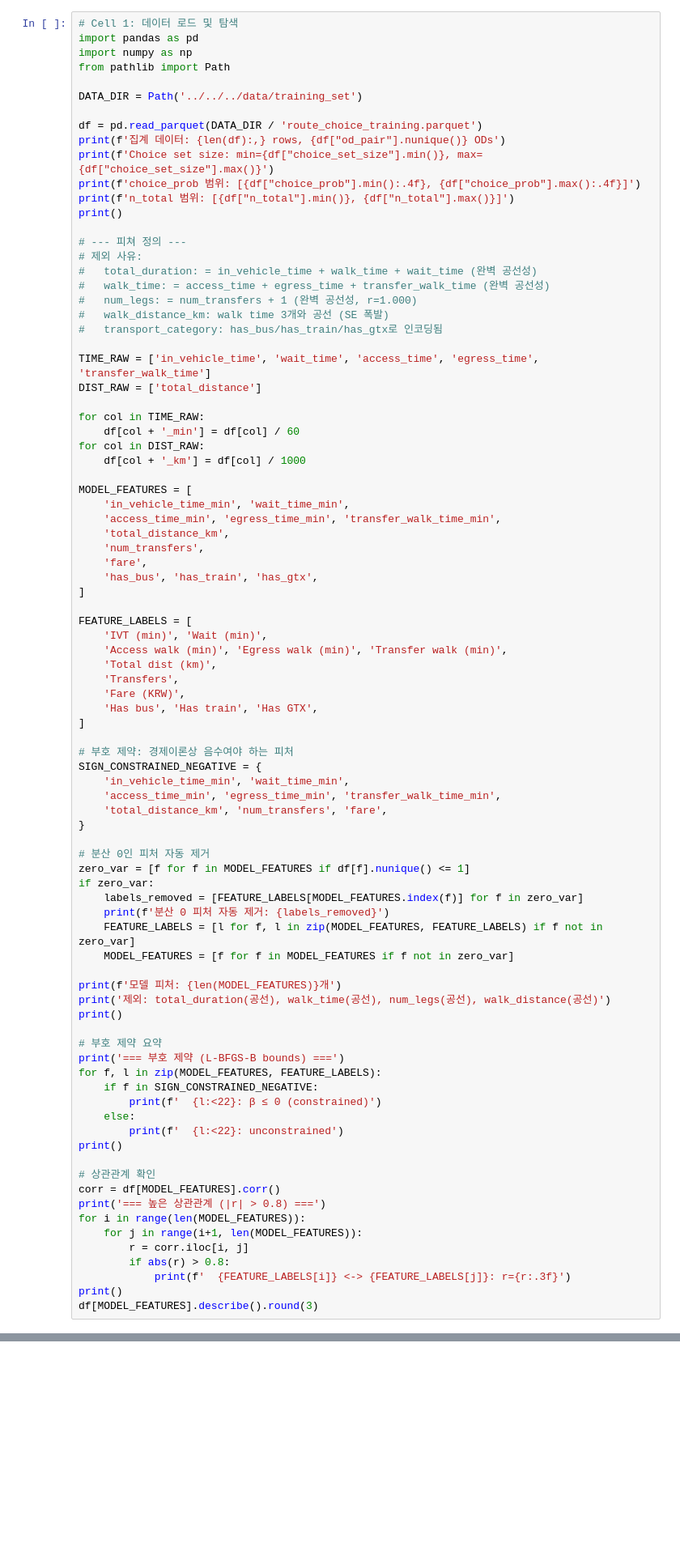
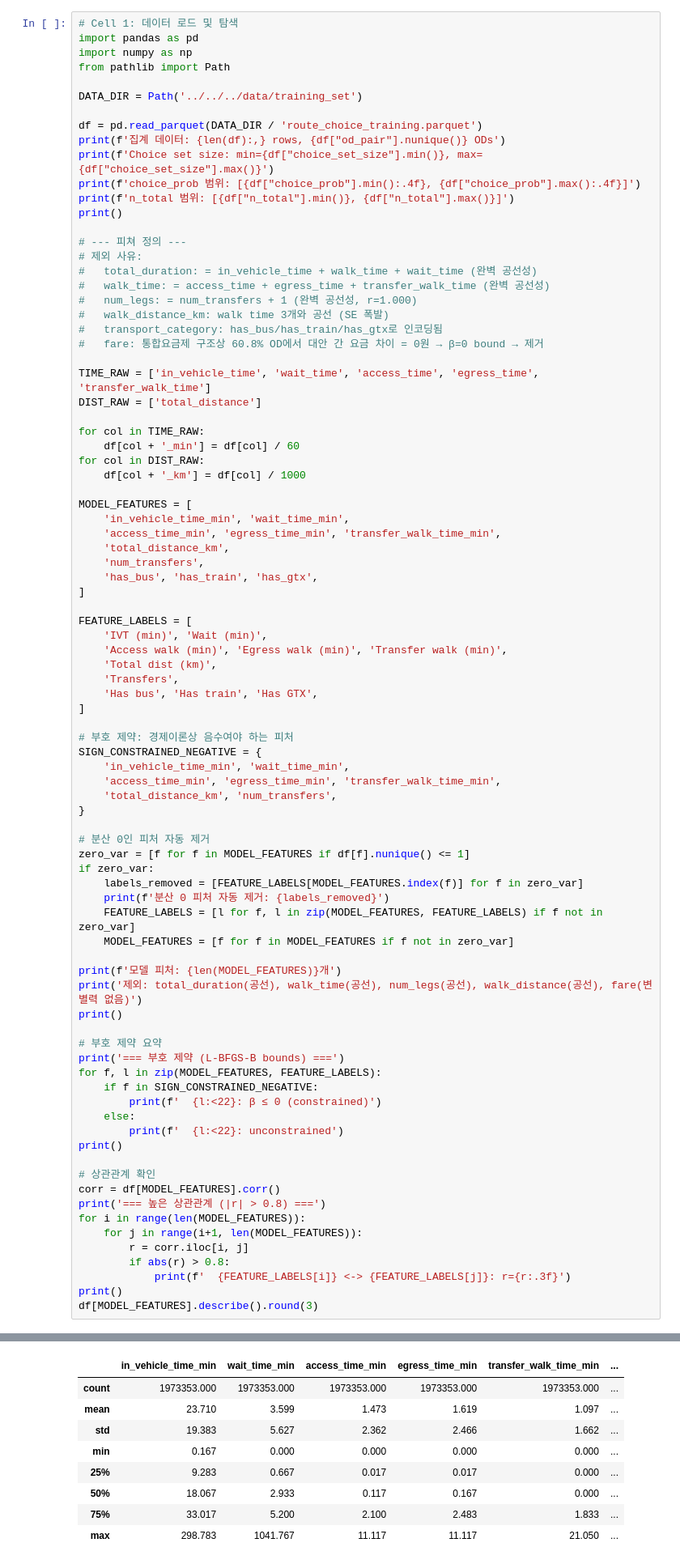
Before and after one commit to Minsu0814/gtx_route_choice_simulation, a Jupyter notebook: code/similarity/mnl/route_choice_model.ipynb, the cells around one changed output, grey strips where cells are left out. Shown at 81% size. Cells and saved outputs as stored; diff of their text form; blank space fills up the shorter version.

```diff
--- a/code/similarity/mnl/route_choice_model.ipynb
+++ b/code/similarity/mnl/route_choice_model.ipynb
@@ -25,6 +25,7 @@ print()
 #   num_legs: = num_transfers + 1 (완벽 공선성, r=1.000)
 #   walk_distance_km: walk time 3개와 공선 (SE 폭발)
 #   transport_category: has_bus/has_train/has_gtx로 인코딩됨
+#   fare: 통합요금제 구조상 60.8% OD에서 대안 간 요금 차이 = 0원 → β=0 bound → 제거
 
 TIME_RAW = ['in_vehicle_time', 'wait_time', 'access_time', 'egress_time', 'transfer_walk_time']
 DIST_RAW = ['total_distance']
@@ -39,7 +40,6 @@ MODEL_FEATURES = [
     'access_time_min', 'egress_time_min', 'transfer_walk_time_min',
     'total_distance_km',
     'num_transfers',
-    'fare',
     'has_bus', 'has_train', 'has_gtx',
 ]
 
@@ -48,7 +48,6 @@ FEATURE_LABELS = [
     'Access walk (min)', 'Egress walk (min)', 'Transfer walk (min)',
     'Total dist (km)',
     'Transfers',
-    'Fare (KRW)',
     'Has bus', 'Has train', 'Has GTX',
 ]
 
@@ -56,7 +55,7 @@ FEATURE_LABELS = [
 SIGN_CONSTRAINED_NEGATIVE = {
     'in_vehicle_time_min', 'wait_time_min',
     'access_time_min', 'egress_time_min', 'transfer_walk_time_min',
-    'total_distance_km', 'num_transfers', 'fare',
+    'total_distance_km', 'num_transfers',
 }
 
 # 분산 0인 피처 자동 제거
@@ -68,7 +67,7 @@ if zero_var:
     MODEL_FEATURES = [f for f in MODEL_FEATURES if f not in zero_var]
 
 print(f'모델 피처: {len(MODEL_FEATURES)}개')
-print('제외: total_duration(공선), walk_time(공선), num_legs(공선), walk_distance(공선)')
+print('제외: total_duration(공선), walk_time(공선), num_legs(공선), walk_distance(공선), fare(변별력 없음)')
 print()
 
 # 부호 제약 요약
@@ -90,3 +89,4 @@ for i in range(len(MODEL_FEATURES)):
             print(f'  {FEATURE_LABELS[i]} <-> {FEATURE_LABELS[j]}: r={r:.3f}')
 print()
 df[MODEL_FEATURES].describe().round(3)
+# %% [output]
@@ -93,3 +110,12 @@ df[MODEL_FEATURES].describe().round(3)
+|  | in_vehicle_time_min | wait_time_min | access_time_min | egress_time_min | transfer_walk_time_min | ... |
+| count | 1973353.000 | 1973353.000 | 1973353.000 | 1973353.000 | 1973353.000 | ... |
+| mean | 23.710 | 3.599 | 1.473 | 1.619 | 1.097 | ... |
+| std | 19.383 | 5.627 | 2.362 | 2.466 | 1.662 | ... |
+| min | 0.167 | 0.000 | 0.000 | 0.000 | 0.000 | ... |
+| 25% | 9.283 | 0.667 | 0.017 | 0.017 | 0.000 | ... |
+| 50% | 18.067 | 2.933 | 0.117 | 0.167 | 0.000 | ... |
+| 75% | 33.017 | 5.200 | 2.100 | 2.483 | 1.833 | ... |
+| max | 298.783 | 1041.767 | 11.117 | 11.117 | 21.050 | ... |
 # %%
 # Cell 2: Train/Test Split (OD 단위, 수단별 층화)
 from sklearn.model_selection import train_test_split
```
Also changed, not shown: parts of 7 cells of this notebook, 8 other files.
